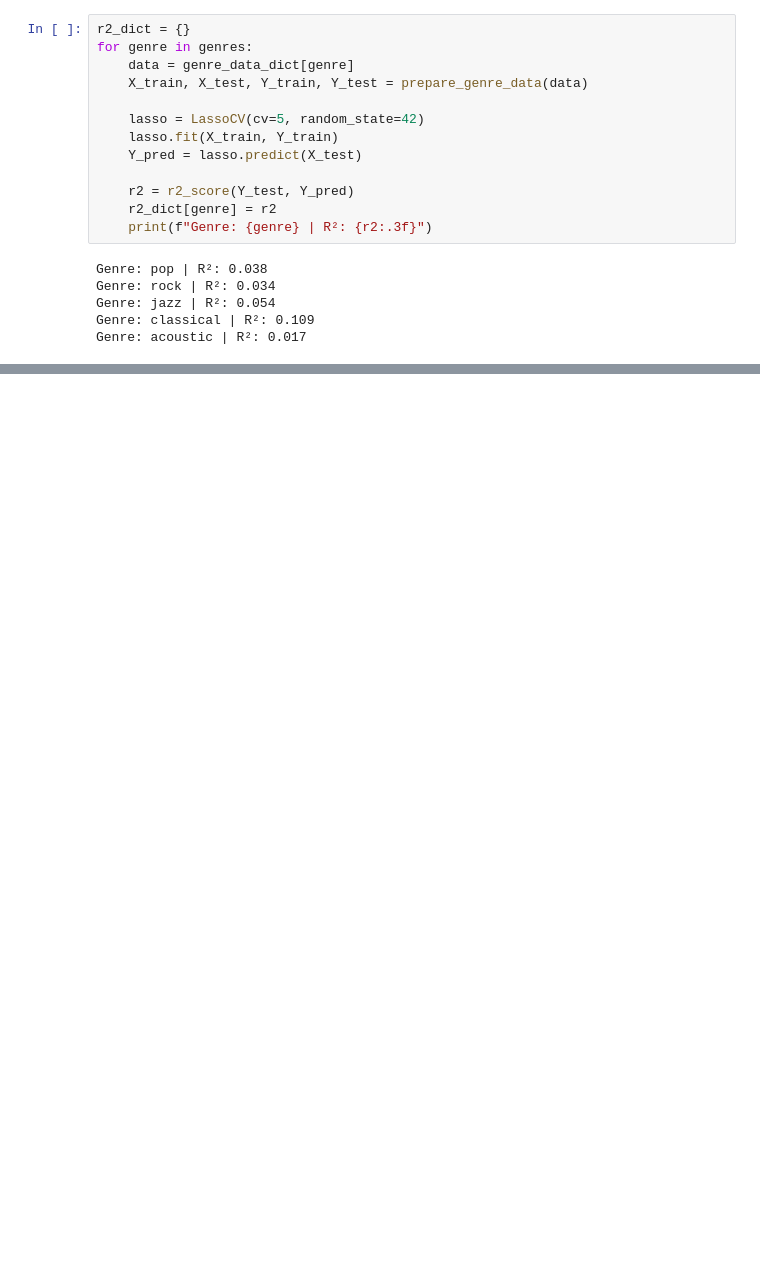
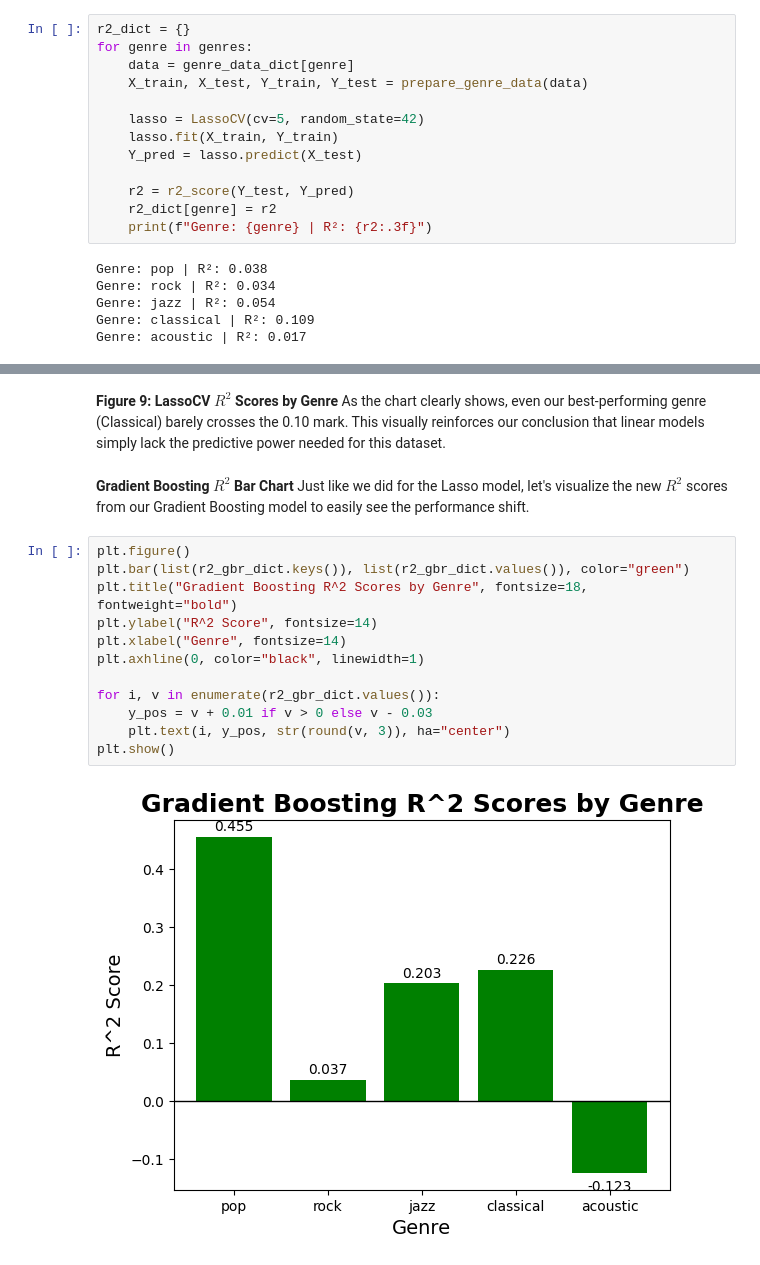
Before and after one commit to jonathand2028/Spotify-Track-Popularity-Analysis, a Jupyter notebook: main.ipynb, the cells around one changed output, grey strips where cells are left out. Drawn from its saved outputs; the diff is of its cells as text; blank space fills up the shorter version.

```diff
--- a/main.ipynb
+++ b/main.ipynb
@@ -507,0 +558,20 @@ Cluster 4, Gradient Boosting R^2: 0.236
+# %% [markdown]
+**Figure 9: LassoCV $R^2$ Scores by Genre**
+As the chart clearly shows, even our best-performing genre (Classical) barely crosses the 0.10 mark. This visually reinforces our conclusion that linear models simply lack the predictive power needed for this dataset.
+# %% [markdown]
+**Gradient Boosting $R^2$ Bar Chart**
+Just like we did for the Lasso model, let's visualize the new $R^2$ scores from our Gradient Boosting model to easily see the performance shift.
+# %%
+plt.figure()
+plt.bar(list(r2_gbr_dict.keys()), list(r2_gbr_dict.values()), color="green")
+plt.title("Gradient Boosting R^2 Scores by Genre", fontsize=18, fontweight="bold")
+plt.ylabel("R^2 Score", fontsize=14)
+plt.xlabel("Genre", fontsize=14)
+plt.axhline(0, color="black", linewidth=1)
+
+for i, v in enumerate(r2_gbr_dict.values()):
+    y_pos = v + 0.01 if v > 0 else v - 0.03
+    plt.text(i, y_pos, str(round(v, 3)), ha="center")
+plt.show()
+# %% [output]
+[figure, added]
```
Also changed, not shown: parts of 30 cells of this notebook.
